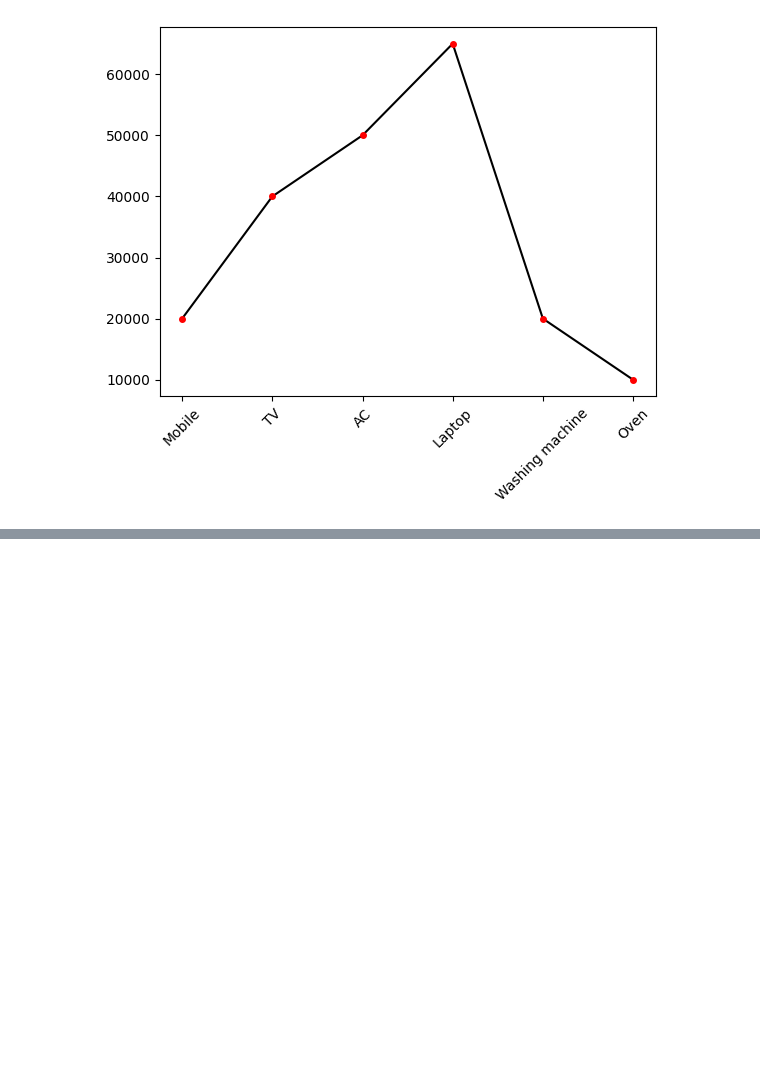
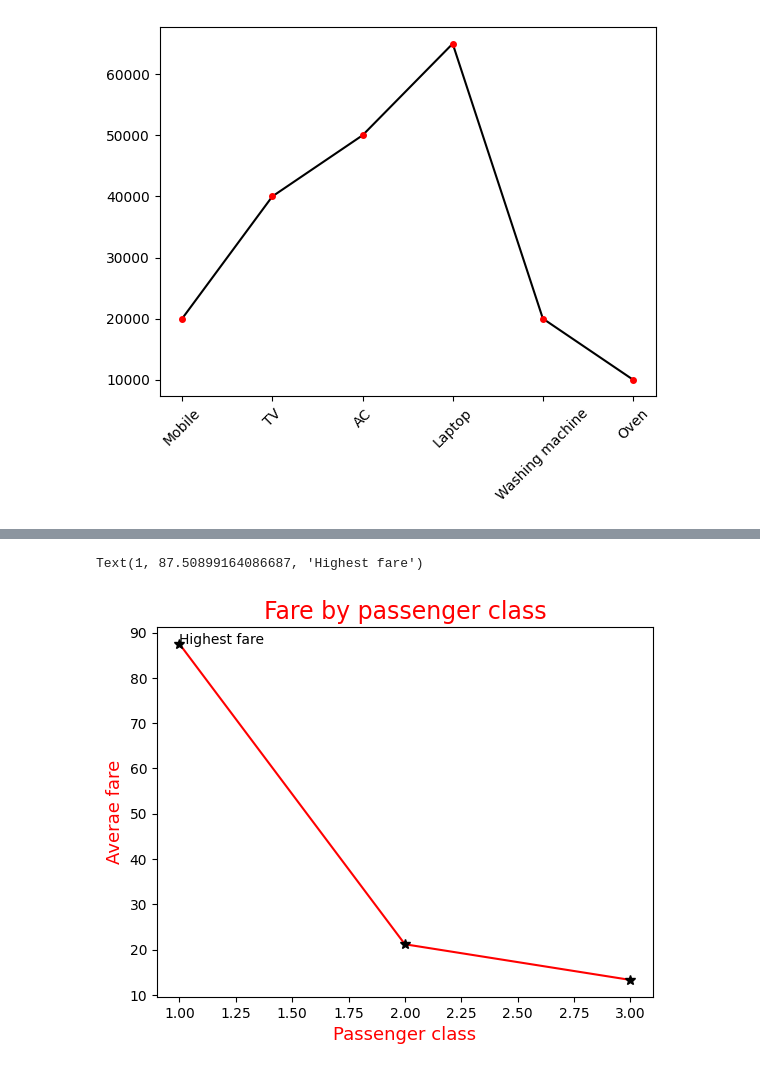
Before and after one commit to syed-khader/learning-python-libraries, a Jupyter notebook: visualization.ipynb, the cells around one changed output, grey strips where cells are left out. Cells and saved outputs as stored; diff of their text form; code cells hidden in the pictures; blank space fills up the shorter version.

```diff
--- a/visualization.ipynb
+++ b/visualization.ipynb
@@ -91,0 +103,3 @@ plt.xticks(rotation=45)
+# %%
+dft=pd.read_csv('https://raw.githubusercontent.com/syed-khader/learning-python-libraries/refs/heads/main/cleaned_data.csv')
+dft
@@ -91,0 +139,13 @@ plt.xticks(rotation=45)
+# %%
+#Average fare of each class using line plot
+passenger_class=dft.groupby('Passenger_Class')['fare'].mean()
+passenger_class
+plt.plot(passenger_class.index,passenger_class.values,marker='*',color='red',markerfacecolor='black',markersize=7,markeredgecolor='black')
+plt.title('Fare by passenger class',fontsize=17,color='red')
+plt.xlabel('Passenger class',fontsize=13,color='red')
+plt.ylabel('Averae fare',fontsize=13,color='red')
+
+plt.annotate('Highest fare',xy=(passenger_class.index[0],passenger_class.values[0]))
+# %% [output]
+Text(1, 87.50899164086687, 'Highest fare')
+[figure, added]
```
Also changed, not shown: parts of 38 cells of this notebook.
